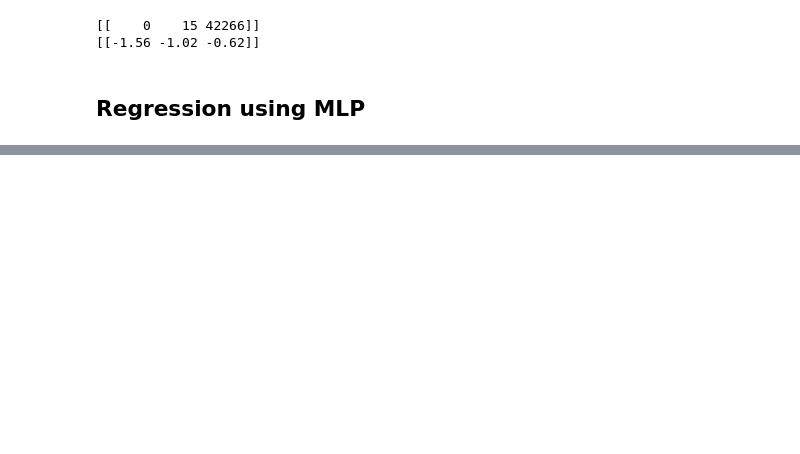
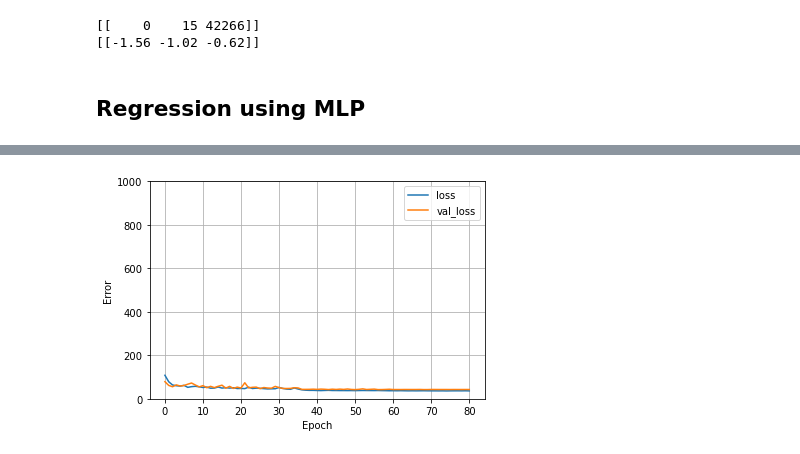
Before and after one commit to Cecco-Bandi/PV_project, a Jupyter notebook: main.ipynb, the cells around one changed output, grey strips where cells are left out. Saved outputs shown, nothing was run; the diff lists cells and outputs as text; code cells hidden in the pictures; blank space fills up the shorter version.

```diff
--- a/main.ipynb
+++ b/main.ipynb
@@ -280,0 +301,5 @@ results = reg.evaluate(X_low_test, y_low_test, )
+# %%
+normalizer_high = Normalization(axis=-1)
+normalizer_high.adapt(np.array(X_high_train))
+
+print(normalizer_high.mean.numpy())
@@ -280,0 +319,3 @@ results = reg.evaluate(X_low_test, y_low_test, )
+# %%
+reg_high = create_regressor(normalizer_high)
+reg_high.predict(X_high_train[:10])
@@ -280,0 +357,4 @@ results = reg.evaluate(X_low_test, y_low_test, )
+# %%
+reg_high.compile(optimizer=tf.keras.optimizers.Adam(learning_rate=0.1), loss='mae')
+# %%
+history = reg_high.fit(X_high_train, y_high_train, epochs=1000, validation_split=0.2, callbacks=callbacks)
@@ -280,0 +382,4 @@ results = reg.evaluate(X_low_test, y_low_test, )
+# %%
+plot_loss(history)
+# %% [output]
+[figure, added]
```
Also changed, not shown: parts of 30 cells of this notebook.
